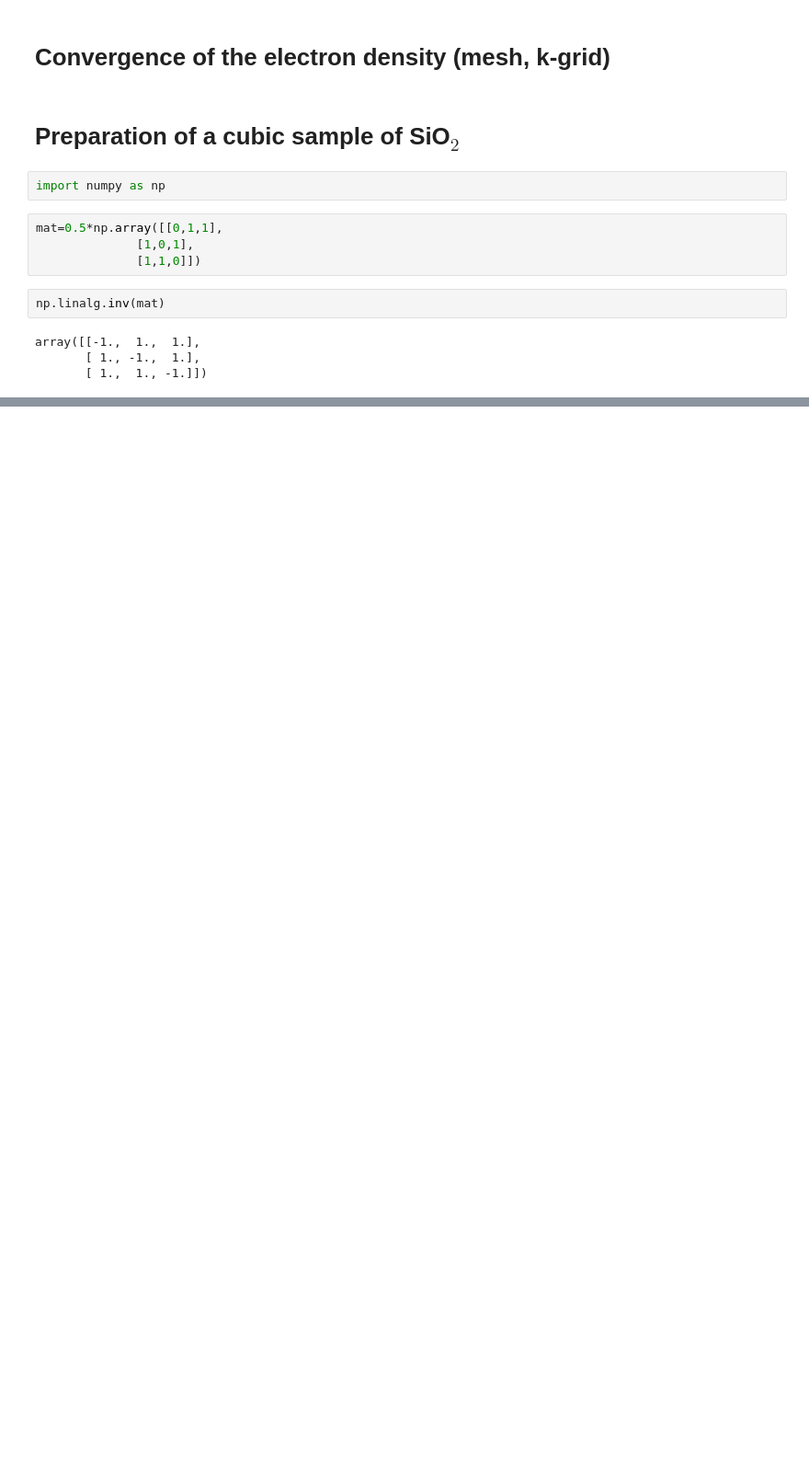
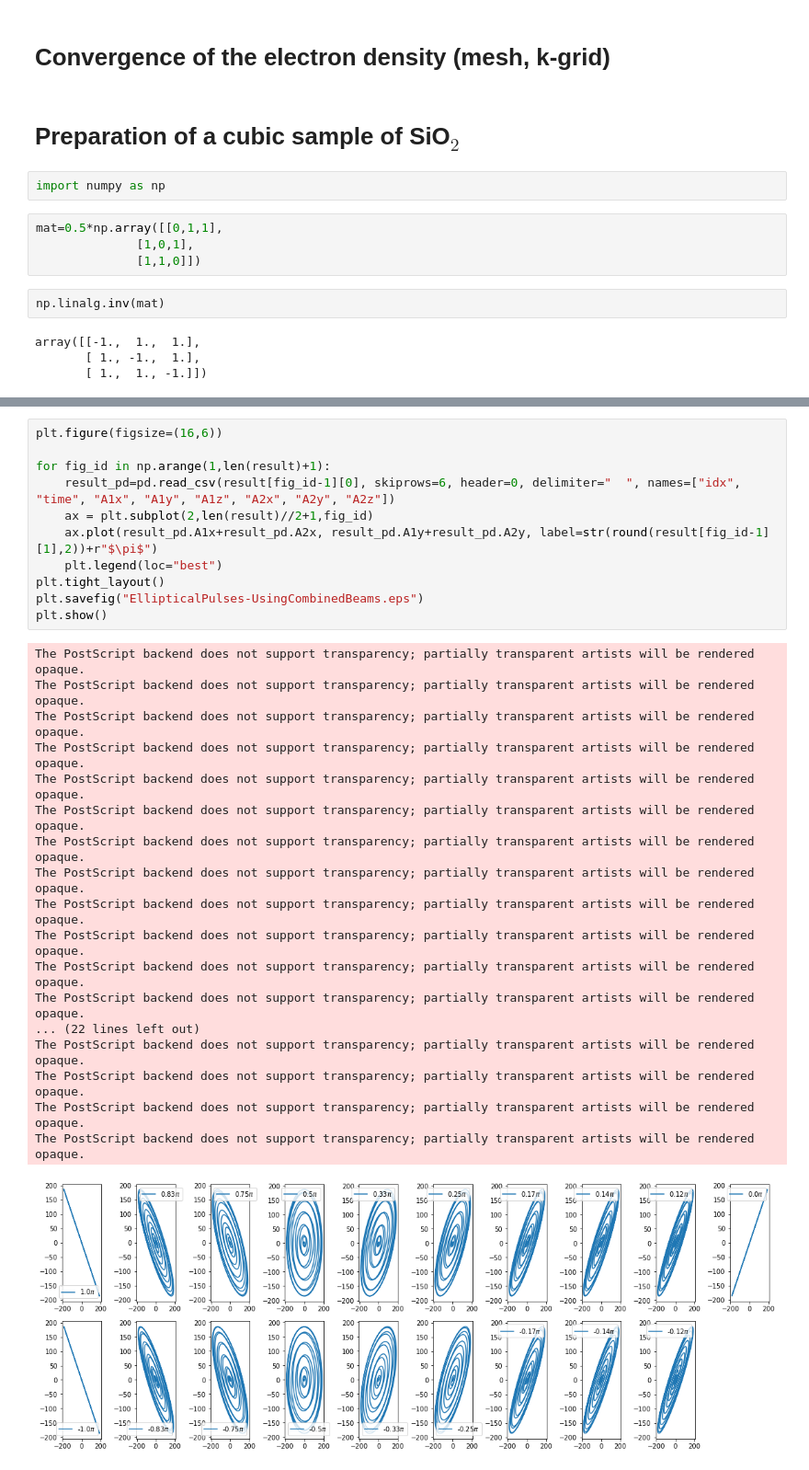
Before and after one commit to tjyderrien/octopus-quantumlap, a Jupyter notebook: Maths/Tibo-biatrisrv/SiO2-MBI/Excitation SiO2 by elliptical beams (Max Born).ipynb, the cells around one changed output, grey strips where cells are left out. Shown at 92% size. Saved outputs shown, nothing was run; the diff lists cells and outputs as text; blank space fills up the shorter version.

```diff
--- a/Maths/Tibo-biatrisrv/SiO2-MBI/Excitation SiO2 by elliptical beams (Max Born).ipynb
+++ b/Maths/Tibo-biatrisrv/SiO2-MBI/Excitation SiO2 by elliptical beams (Max Born).ipynb
@@ -124,0 +188,30 @@ array([[-1.,  1.,  1.],
+# %%
+plt.figure(figsize=(16,6))
+
+for fig_id in np.arange(1,len(result)+1):
+    result_pd=pd.read_csv(result[fig_id-1][0], skiprows=6, header=0, delimiter="  ", names=["idx", "time", "A1x", "A1y", "A1z", "A2x", "A2y", "A2z"])
+    ax = plt.subplot(2,len(result)//2+1,fig_id)
+    ax.plot(result_pd.A1x+result_pd.A2x, result_pd.A1y+result_pd.A2y, label=str(round(result[fig_id-1][1],2))+r"$\pi$")
+    plt.legend(loc="best")
+plt.tight_layout()
+plt.savefig("EllipticalPulses-UsingCombinedBeams.eps")
+plt.show()
+# %% [output]
+The PostScript backend does not support transparency; partially transparent artists will be rendered opaque.
+The PostScript backend does not support transparency; partially transparent artists will be rendered opaque.
+The PostScript backend does not support transparency; partially transparent artists will be rendered opaque.
+The PostScript backend does not support transparency; partially transparent artists will be rendered opaque.
+The PostScript backend does not support transparency; partially transparent artists will be rendered opaque.
+The PostScript backend does not support transparency; partially transparent artists will be rendered opaque.
+The PostScript backend does not support transparency; partially transparent artists will be rendered opaque.
+The PostScript backend does not support transparency; partially transparent artists will be rendered opaque.
+The PostScript backend does not support transparency; partially transparent artists will be rendered opaque.
+The PostScript backend does not support transparency; partially transparent artists will be rendered opaque.
+The PostScript backend does not support transparency; partially transparent artists will be rendered opaque.
+The PostScript backend does not support transparency; partially transparent artists will be rendered opaque.
+... (22 lines left out)
+The PostScript backend does not support transparency; partially transparent artists will be rendered opaque.
+The PostScript backend does not support transparency; partially transparent artists will be rendered opaque.
+The PostScript backend does not support transparency; partially transparent artists will be rendered opaque.
+The PostScript backend does not support transparency; partially transparent artists will be rendered opaque.
+[figure, added]
```
Also changed, not shown: parts of 10 cells of this notebook, 9 other files.
